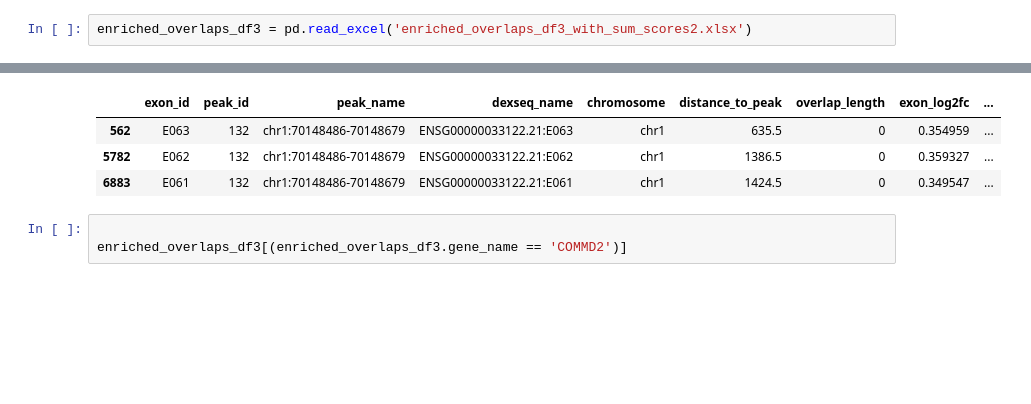
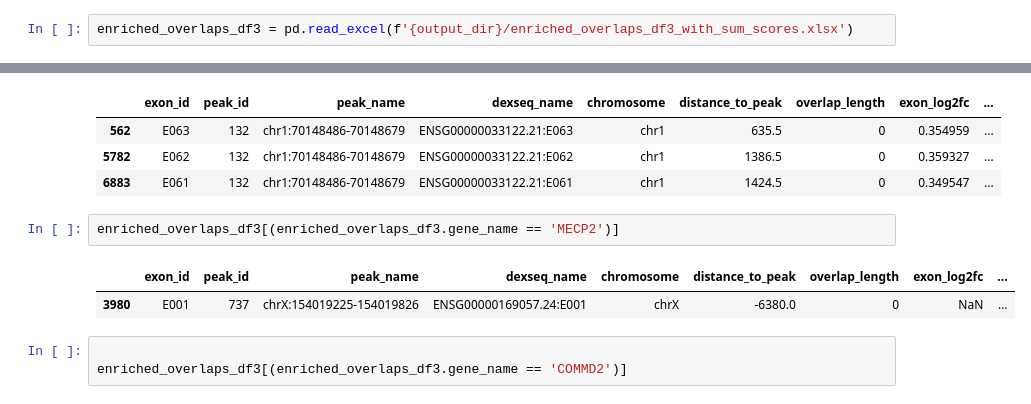
Before and after one commit to michal7kw/SRF_Snords, a Jupyter notebook: 6_overlap_peaks_DE.ipynb, the cells around one changed output, grey strips where cells are left out. Saved outputs shown, nothing was run; the diff lists cells and outputs as text; blank space fills up the shorter version.

```diff
--- a/6_overlap_peaks_DE.ipynb
+++ b/6_overlap_peaks_DE.ipynb
@@ -392,5 +391,5 @@ enriched_overlaps_df3.to_csv('enriched_overlaps_df3_with_sum_scores2.csv', index
 # %%
-enriched_overlaps_df3 = pd.read_excel('enriched_overlaps_df3_with_sum_scores2.xlsx')
+enriched_overlaps_df3 = pd.read_excel(f'{output_dir}/enriched_overlaps_df3_with_sum_scores.xlsx')
 # %%
 pd.set_option('display.max_columns', None)
 print(enriched_overlaps_df3[enriched_overlaps_df3.peak_name == 'chr1:70148486-70148679'].shape)
@@ -408,6 +407,11 @@ enriched_overlaps_df3[(enriched_overlaps_df3.gene_name == 'LRRC7') & (abs(enrich
 | 562 | E063 | 132 | chr1:70148486-70148679 | ENSG00000033122.21:E063 | chr1 | 635.5 | 0 | 0.354959 | ... |
 | 5782 | E062 | 132 | chr1:70148486-70148679 | ENSG00000033122.21:E062 | chr1 | 1386.5 | 0 | 0.359327 | ... |
 | 6883 | E061 | 132 | chr1:70148486-70148679 | ENSG00000033122.21:E061 | chr1 | 1424.5 | 0 | 0.349547 | ... |
+# %%
+enriched_overlaps_df3[(enriched_overlaps_df3.gene_name == 'MECP2')]
+# %% [output]
+|  | exon_id | peak_id | peak_name | dexseq_name | chromosome | distance_to_peak | overlap_length | exon_log2fc | ... |
+| 3980 | E001 | 737 | chrX:154019225-154019826 | ENSG00000169057.24:E001 | chrX | -6380.0 | 0 | NaN | ... |
 # %%
 
 enriched_overlaps_df3[(enriched_overlaps_df3.gene_name == 'COMMD2')]
```
Also changed, not shown: parts of 34 cells of this notebook, 5 other files.
